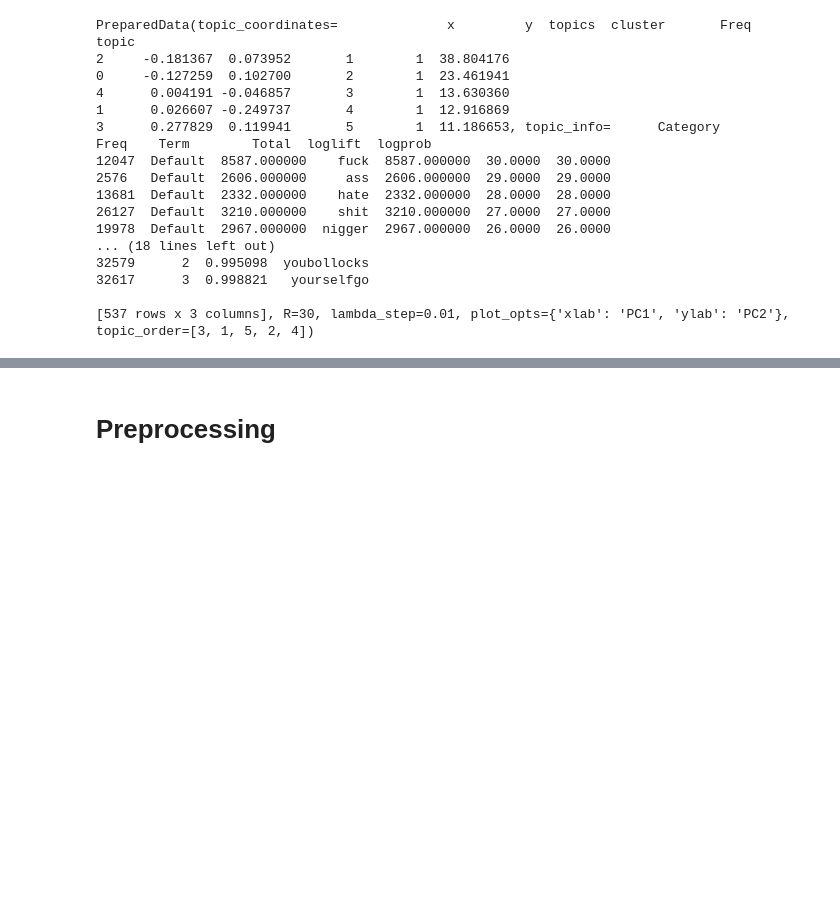
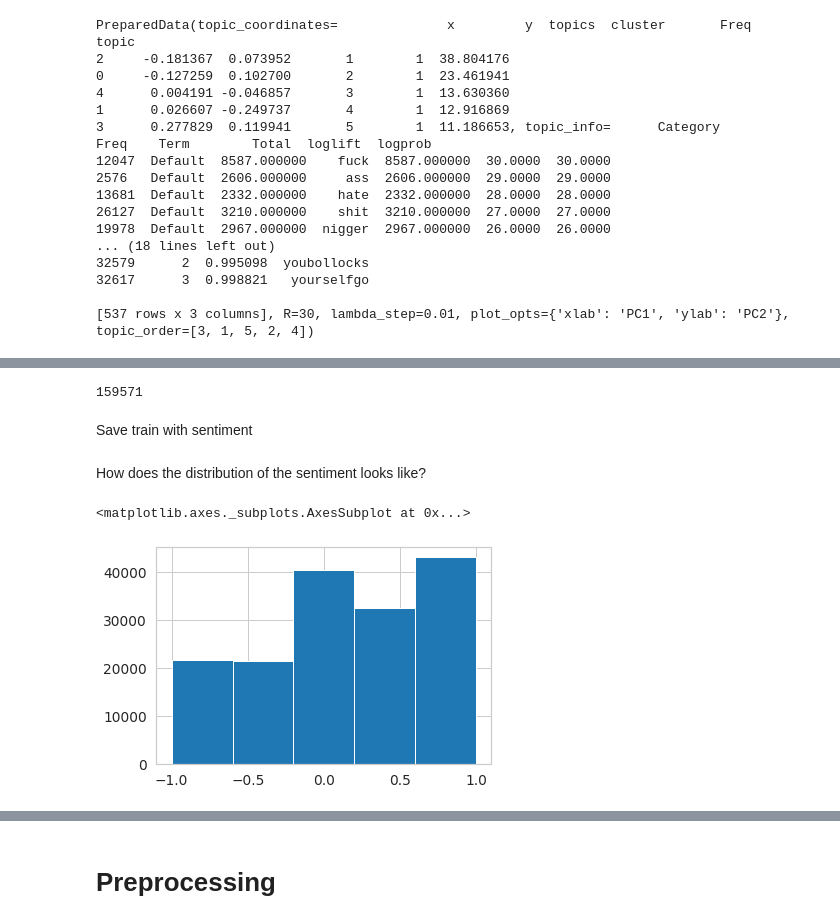
Before and after one commit to blawok/Toxic_Comments_Classification, a Jupyter notebook: toxic_comments.ipynb, the cells around one changed output, grey strips where cells are left out. Saved outputs shown, nothing was run; the diff lists cells and outputs as text; code cells hidden in the pictures; blank space fills up the shorter version.

Commit message:
Add sentiment analysis

```diff
--- a/toxic_comments.ipynb
+++ b/toxic_comments.ipynb
@@ -312,0 +319,18 @@ topic
+# %%
+analyser = SentimentIntensityAnalyzer()
+# %%
+compval1 = [ ]
+i=0
+while (i<len(train)):
+    k = analyser.polarity_scores(train.iloc[i]['clean_comments'])
+    compval1.append(k['compound'])
+    i = i+1
+
+compval1 = np.array(compval1)
+len(compval1)
+# %% [output]
+159571
+# %%
+train['vader'] = compval1
+# %% [markdown]
+Save train with sentiment
@@ -312,0 +339,7 @@ topic
+# %% [markdown]
+How does the distribution of the sentiment looks like?
+# %%
+train.vader.hist(bins = 5)
+# %% [output]
+<matplotlib.axes._subplots.AxesSubplot at 0x...>
+[figure, added]
```
Also changed, not shown: parts of 13 cells of this notebook.
